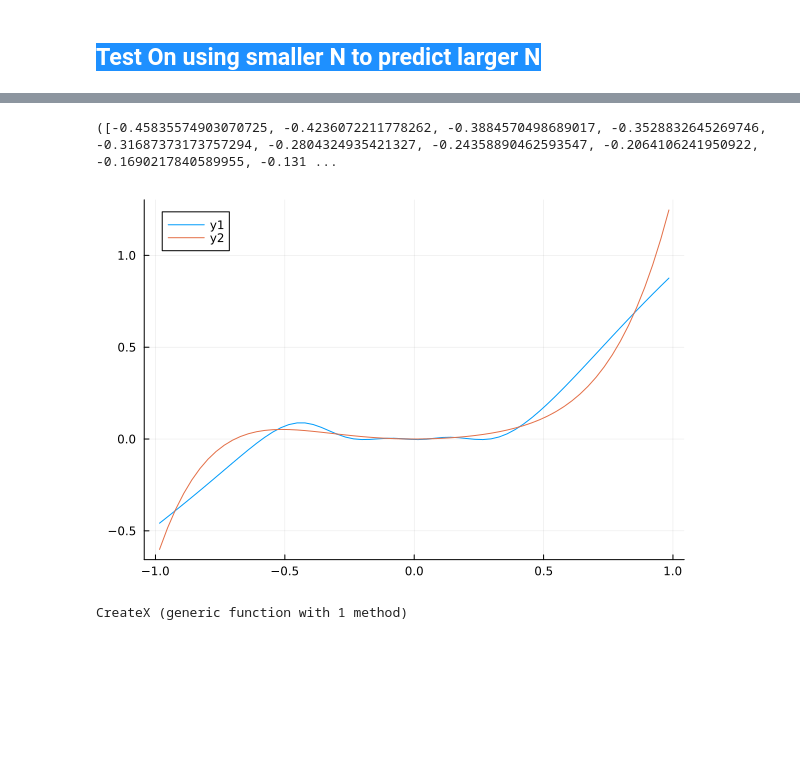
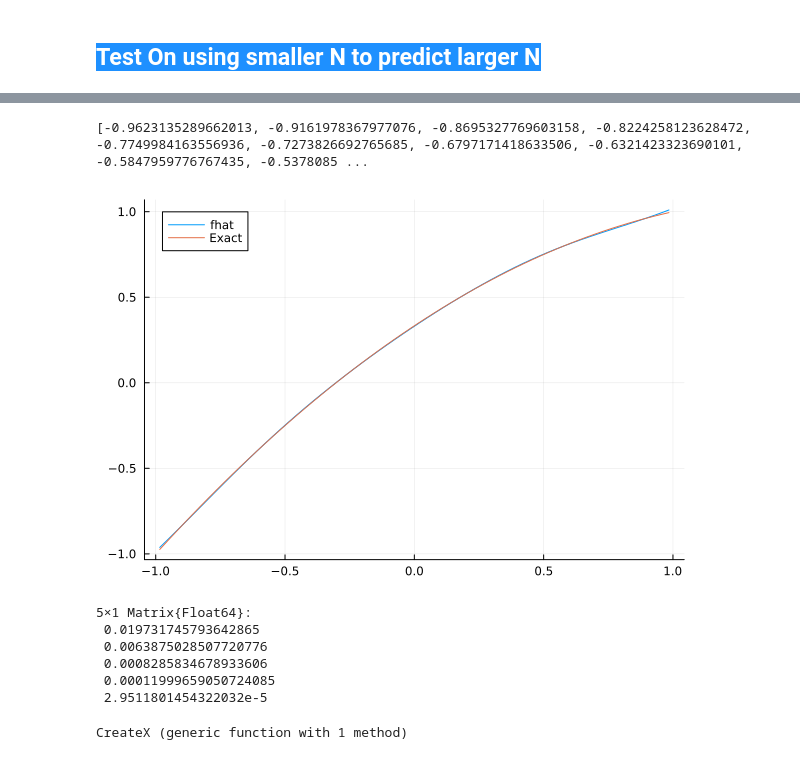
Before and after one commit to hody-chang/NODE_research, a Jupyter notebook: Julia/Ntest.ipynb, the cells around one changed output, grey strips where cells are left out. Cells and saved outputs as stored; diff of their text form; code cells hidden in the pictures; blank space fills up the shorter version.

Commit message:
Better Visual

```diff
--- a/Julia/Ntest.ipynb
+++ b/Julia/Ntest.ipynb
@@ -44,16 +44,27 @@ h = 2/param_node.Q
 k = 1/param_node.N
 x = (-1 .+ (1:param_node.Q) .* h .- h / 2)'
 
-y_exact = x.^5 .+ 1/3 * x.^2
+y_exact = x + (1 .-x.^2)./3
+#y_exact = x + (1 .+ x.^2)./3
 
 fhat, z, dzn, dzw, dzb = forward(param_node,x,theta_node)
+print(fhat)
 # %% [output]
-([-0.45835574903070725, -0.4236072211778262, -0.3884570498689017, -0.3528832645269746, -0.31687373173757294, -0.2804324935421327, -0.24358890462593547, -0.2064106241950922, -0.1690217840589955, -0.131 ...
+[-0.9623135289662013, -0.9161978367977076, -0.8695327769603158, -0.8224258123628472, -0.7749984163556936, -0.7273826692765685, -0.6797171418633506, -0.6321423323690101, -0.5847959776767435, -0.5378085 ...
 # %%
-plot(x',fhat)
-plot!(x',y_exact')
+plot(x',fhat, label="fhat")
+plot!(x',y_exact', label="Exact")
 # %% [output]
-[figure, old version]
+[figure, new version]
+# %%
+Loss_r
+# %% [output]
+5×1 Matrix{Float64}:
+ 0.019731745793642865
+ 0.0063875028507720776
+ 0.0008285834678933606
+ 0.00011999659050724085
+ 2.9511801454322032e-5
 # %%
 function CreateX(vec1, target_N)
 
```
Also changed, not shown: parts of 29 cells of this notebook, 2 other files.
